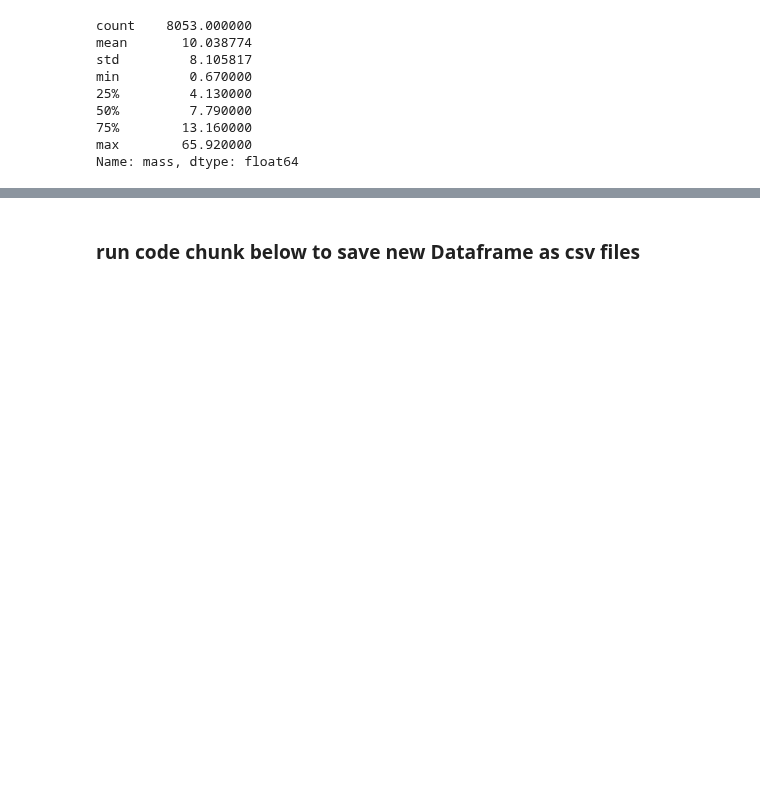
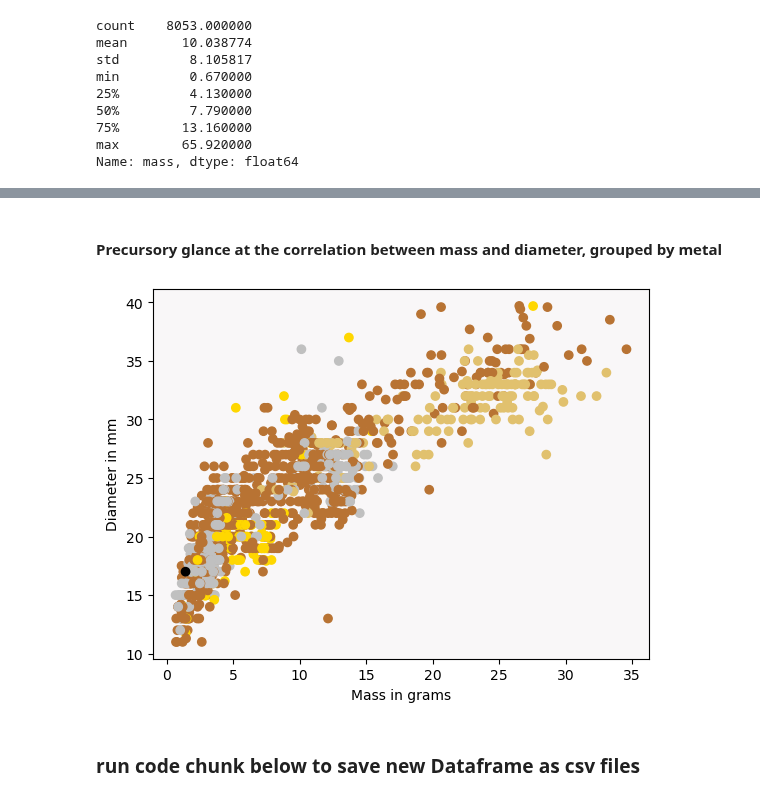
Before and after one commit to vbalalian/data-portfolio, a Jupyter notebook: Roman_coins/Roman_Coin_Webscraping.ipynb, the cells around one changed output, grey strips where cells are left out. Drawn from its saved outputs; the diff is of its cells as text; code cells hidden in the pictures; blank space fills up the shorter version.

```diff
--- a/Roman_coins/Roman_Coin_Webscraping.ipynb
+++ b/Roman_coins/Roman_Coin_Webscraping.ipynb
@@ -619,3 +652,14 @@ plt.show()
+# %% [markdown]
+#### Precursory glance at the correlation between mass and diameter, grouped by metal
+# %%
+mass_diameter = roman_coins_mass.query("diameter > 10 and diameter < 40 and mass < 35").dropna(subset=['metal', 'diameter'])
+colors = {'Gold':'gold', 'Copper':'#B87333', 'Silver':'silver', 'Brass':'#E1C16E', 'FAKE':'black'}
+ax = plt.axes(); ax.set_facecolor('#F9F7F8')
+plt.scatter(x=mass_diameter['mass'], y=mass_diameter['diameter'], c=mass_diameter['metal'].map(colors))
+plt.xlabel('Mass in grams'); plt.ylabel('Diameter in mm')
+plt.show()
+# %% [output]
+[figure, added]
 # %% [markdown]
 ### run code chunk below to save new Dataframe as csv files
 # %%
```
Also changed, not shown: parts of 7 cells of this notebook.
